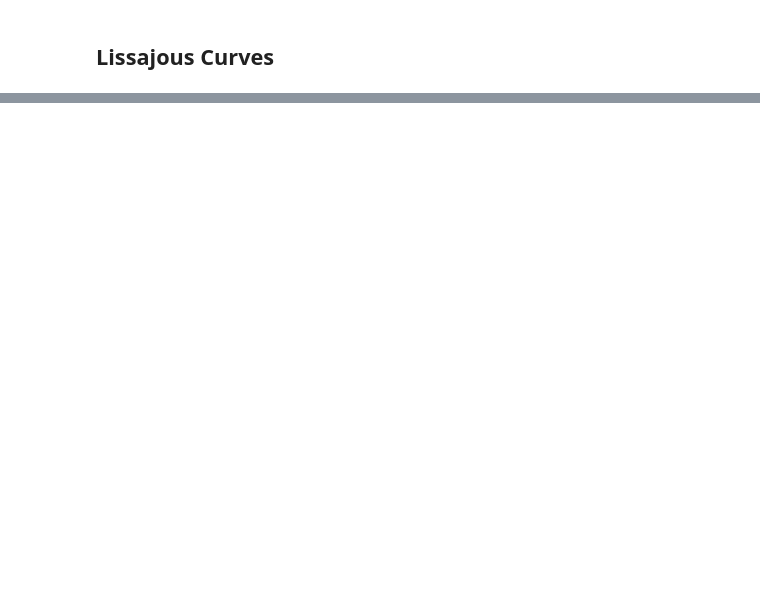
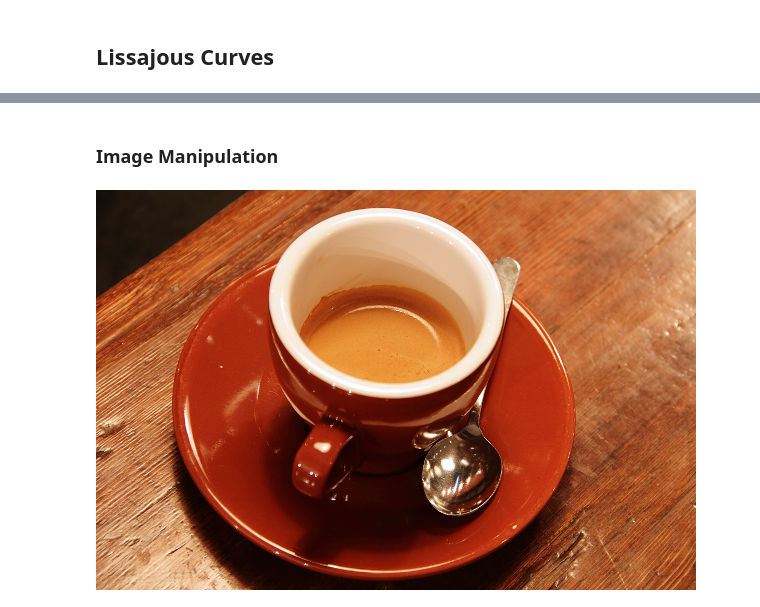
Before and after one commit to nwilli14/PHYS202-S14, a Jupyter notebook: iPython/WidgetsTour.ipynb, the cells around one changed output, grey strips where cells are left out. Saved outputs shown, nothing was run; the diff lists cells and outputs as text; code cells hidden in the pictures; blank space fills up the shorter version.

```diff
--- a/iPython/WidgetsTour.ipynb
+++ b/iPython/WidgetsTour.ipynb
@@ -294,0 +298,2 @@ v4 = interact(lissajous_plot, a1=(0.,1.), f1=(1.0,4.0), p1=(0.,2*np.pi),
+# %% [markdown]
+### Image Manipulation
@@ -294,0 +304,5 @@ v4 = interact(lissajous_plot, a1=(0.,1.), f1=(1.0,4.0), p1=(0.,2*np.pi),
+# %%
+i = data.coffee()
+io.Image(i)
+# %% [output]
+[figure, added]
```
Also changed, not shown: parts of 12 cells of this notebook, 17 other files.
